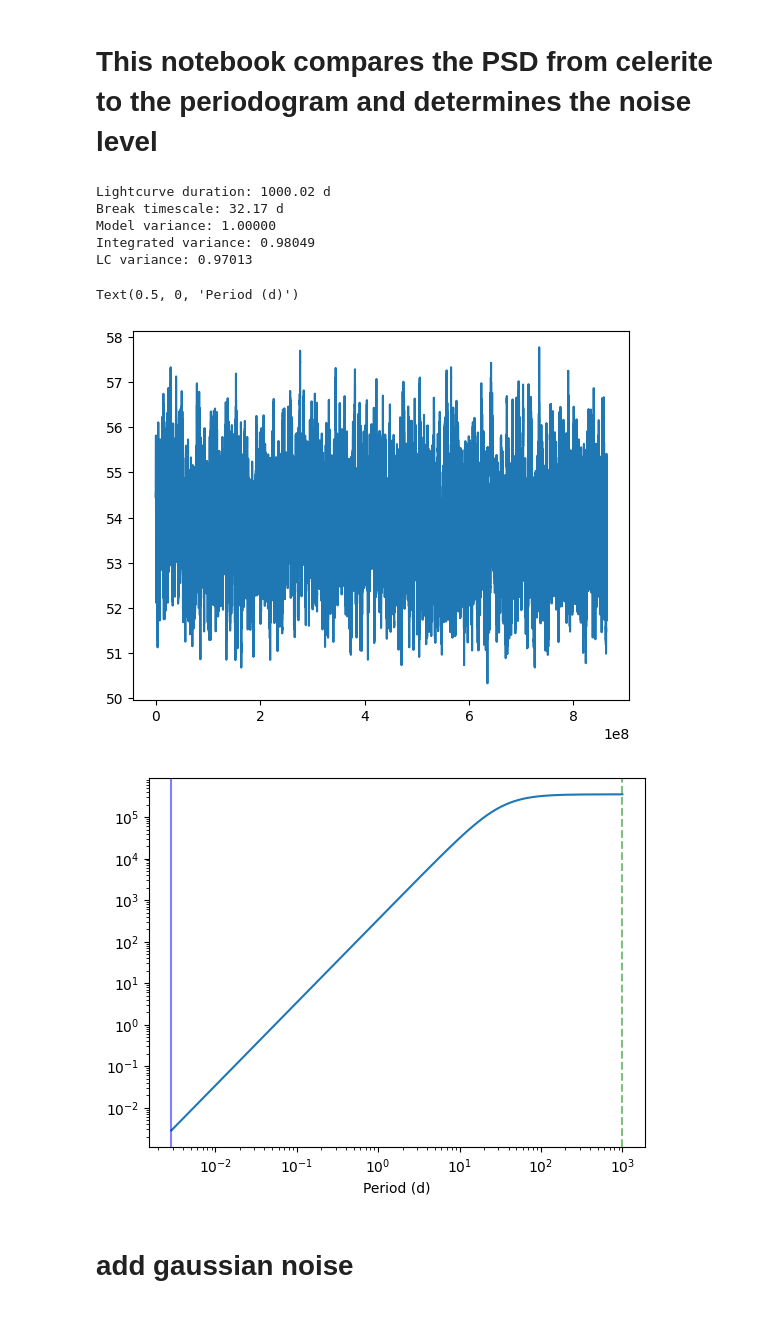
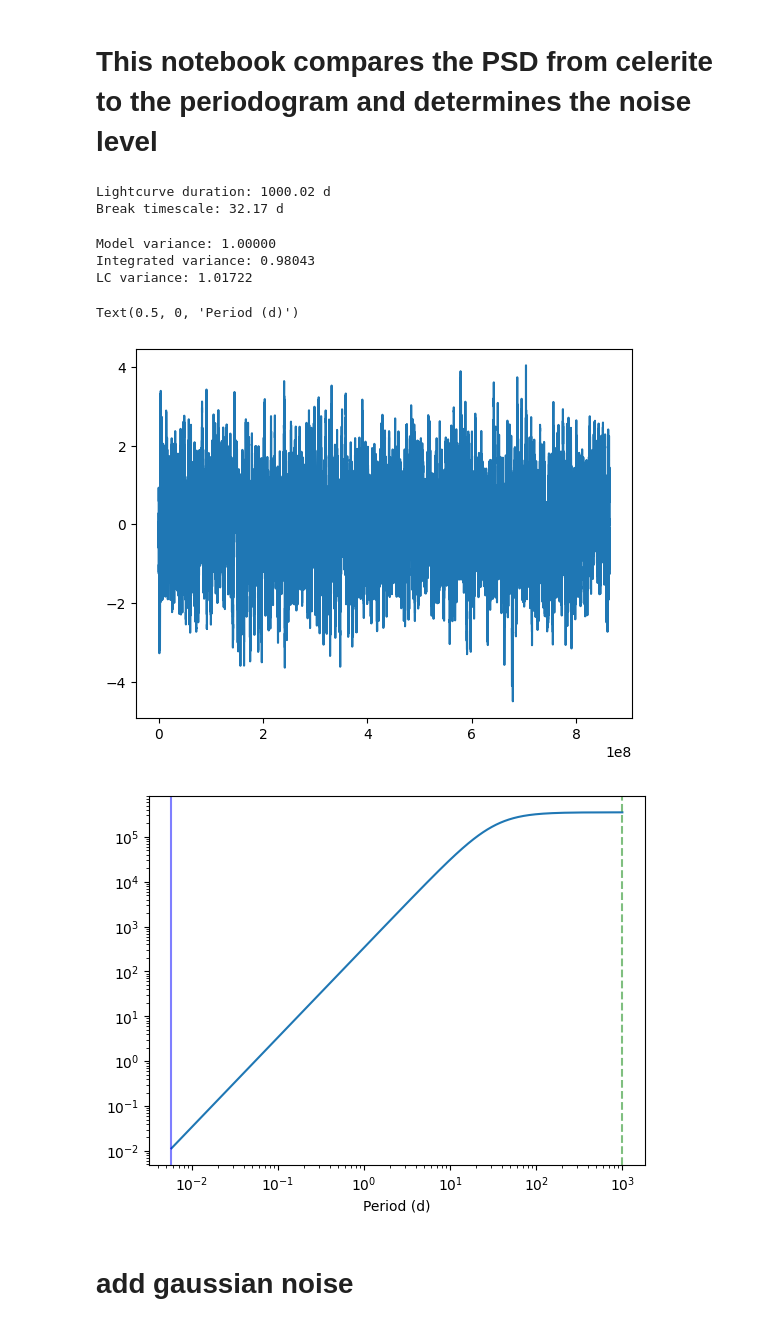
Before and after one commit to andresgur/mind_the_gaps, a Jupyter notebook: notebooks/poisson_level.ipynb, the cells around one changed output. Cells and saved outputs as stored; diff of their text form; code cells hidden in the pictures.

```diff
--- a/notebooks/poisson_level.ipynb
+++ b/notebooks/poisson_level.ipynb
@@ -34,7 +25,8 @@ times = np.linspace(0, 1000, Npoints) * 3600 * 24 # seconds
 exposures = 1000 * np.ones(Npoints) # seconds
 duration = times[-1] + 1.5 * exposures[-1] - (times[0])
 print("Lightcurve duration: %.2f d" % (duration / 3600 /24))
-sim_dt = 1 / 4 * np.min(exposures)
+aliasing_factor = 2
+sim_dt = np.min(exposures) / aliasing_factor
 
 logS0 = 0
 S0 = np.exp(logS0)
@@ -43,43 +35,42 @@ w0 = np.exp(logw0)
 break_timescale = 1 / (w0 / 2 / np.pi) / 3600 / 24
 print("Break timescale: %.2f d" % break_timescale)
 psd_model = BPL(S0=S0, omega0=np.exp(-13))
 minimum_frequency = 1 / (duration)
 maximum_frequency = 1 / (sim_dt)
 fnyq = maximum_frequency
 
 extension_factor = 10
 df_int = 1 / (duration * extension_factor)
 int_freq = np.arange(minimum_frequency, fnyq, df_int) # frequencies over which to integrate
 w_int = int_freq * 2 * np.pi
 normalization_factor =  2 / np.sqrt(2 * np.pi) # this factor accounts for the fact that we only integrate positive frequencies and the 1 / sqrt(2pi) from the Fourier transform
 var = np.sum(psd_model(w_int)) * df_int * 2 * np.pi * normalization_factor
-
-lc = simulate_lightcurve(times, psd_model,
-                        dt=sim_dt,
-                         extension_factor=extension_factor)
+simulator = Simulator(psd_model, times, exposures, mean=0, pdf="Gaussian", extension_factor=extension_factor,
+                      aliasing_factor=aliasing_factor)
+lc = simulator.simulate_regularly_sampled()
 
 plt.plot(lc.time, lc.countrate)
 plt.gca().ticklabel_format(useOffset=False)
 print("Model variance: %.5f" % S0)
 print("Integrated variance: %.5f" % var)
 print("LC variance: %.5f" % np.var(lc.countrate))
 
 plt.figure()
 plt.plot(1 / int_freq / 3600 / 24, psd_model(w_int))
 plt.axvline(1 / minimum_frequency/ 3600 / 24, color="green", alpha=0.5, ls="--")
 plt.axvline(1 / maximum_frequency / 3600 / 24, alpha=0.5, color="blue")
 plt.xscale("log")
 plt.yscale("log")
 plt.xlabel("Period (d)")
 # %% [output]
 Lightcurve duration: 1000.02 d
 Break timescale: 32.17 d
-Model variance: 1.00000
-Integrated variance: 0.98049
-LC variance: 0.97013
-Text(0.5, 0, 'Period (d)')
+Model variance: 1.00000
+Integrated variance: 0.98043
+LC variance: 1.01722
+Text(0.5, 0, 'Period (d)')
-[figure, old version]
+[figure, new version]
-[figure, old version]
+[figure, new version]
 # %% [markdown]
 # add gaussian noise
 # %%
```
Also changed, not shown: parts of 6 cells of this notebook.
